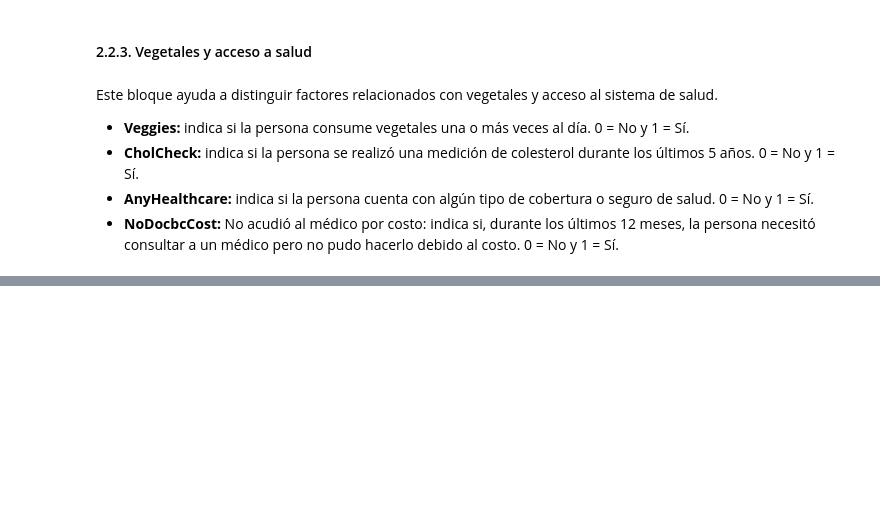
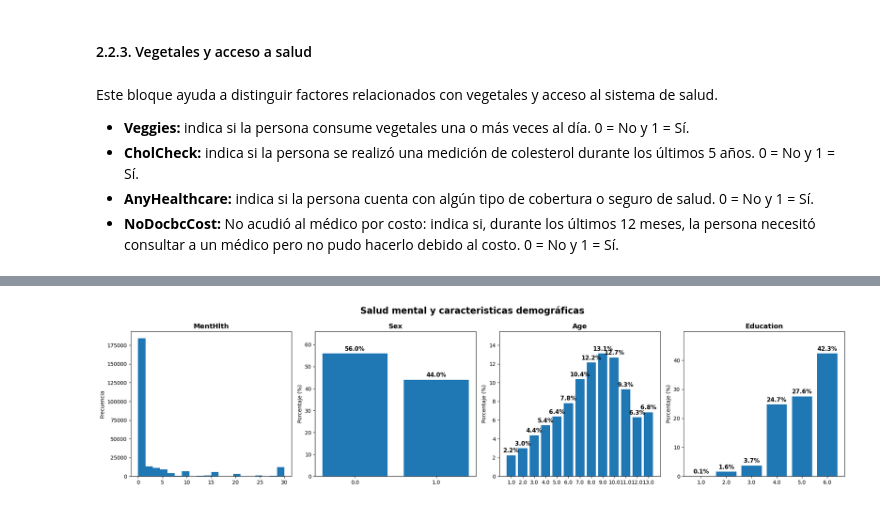
Before and after one commit to jadfost/Microproyecto_DiabetesRisk, a Jupyter notebook: notebooks/analisisExploratorio.ipynb, the cells around one changed output, grey strips where cells are left out. Saved outputs shown, nothing was run; the diff lists cells and outputs as text; code cells hidden in the pictures; blank space fills up the shorter version.

```diff
--- a/notebooks/analisisExploratorio.ipynb
+++ b/notebooks/analisisExploratorio.ipynb
@@ -186,0 +228,4 @@ graficar_distribuciones(df_datos, ["Veggies", "CholCheck", "AnyHealthcare", "NoD
+# %%
+graficar_distribuciones(df_datos, ["MentHlth", "Sex", "Age", "Education"], "Salud mental y caracteristicas demográficas")
+# %% [output]
+[figure, added]
```
Also changed, not shown: parts of 9 cells of this notebook.
